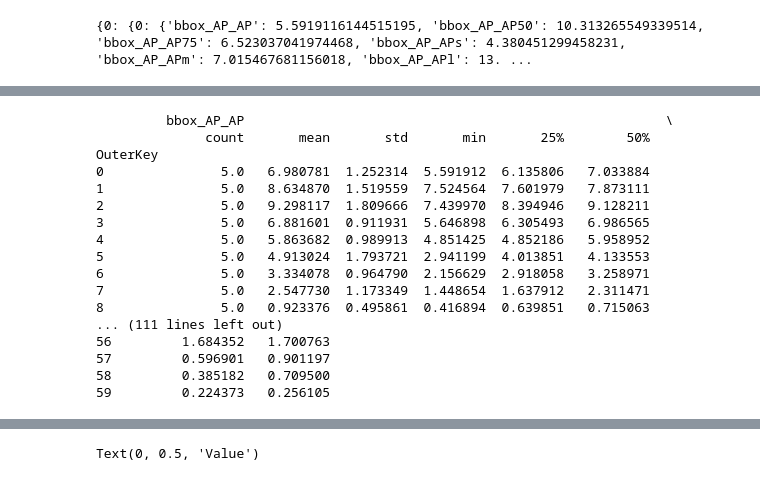
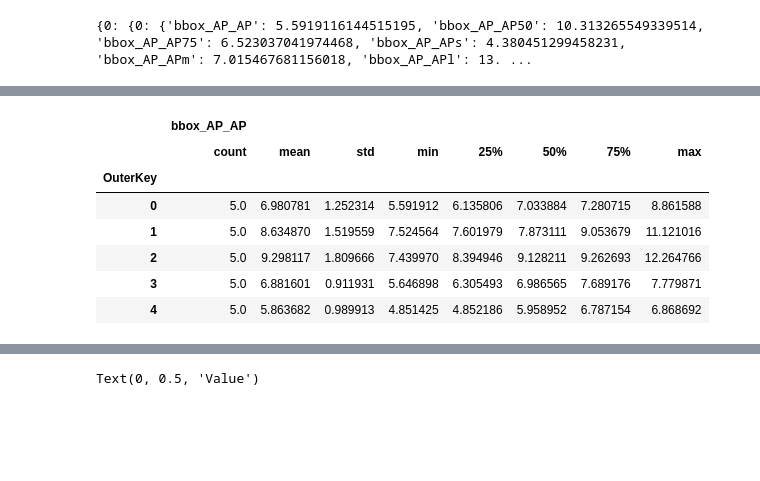
Before and after one commit to femartip/Detection-Microfibres-in-Sludge, a Jupyter notebook: Fine_tuned_Detectron2/Utils/cv_results.ipynb, the cells around one changed output, grey strips where cells are left out. Saved outputs shown, nothing was run; the diff lists cells and outputs as text; code cells hidden in the pictures; blank space fills up the shorter version.

```diff
--- a/Fine_tuned_Detectron2/Utils/cv_results.ipynb
+++ b/Fine_tuned_Detectron2/Utils/cv_results.ipynb
@@ -200,22 +169,13 @@ data_df_segm = data_df[['OuterKey', 'segm_AP_AP']]
 # %%
 grouped_data_bbox_df = data_df_bbox.groupby('OuterKey').describe()
 grouped_data_segm_df = data_df_segm.groupby('OuterKey').describe()
-print(grouped_data_bbox_df)
+grouped_data_bbox_df.head()
 # %% [output]
-         bbox_AP_AP                                                      \
-              count       mean       std       min       25%        50%
-OuterKey
-0               5.0   6.980781  1.252314  5.591912  6.135806   7.033884
-1               5.0   8.634870  1.519559  7.524564  7.601979   7.873111
-2               5.0   9.298117  1.809666  7.439970  8.394946   9.128211
-3               5.0   6.881601  0.911931  5.646898  6.305493   6.986565
-4               5.0   5.863682  0.989913  4.851425  4.852186   5.958952
-5               5.0   4.913024  1.793721  2.941199  4.013851   4.133553
-6               5.0   3.334078  0.964790  2.156629  2.918058   3.258971
-7               5.0   2.547730  1.173349  1.448654  1.637912   2.311471
-8               5.0   0.923376  0.495861  0.416894  0.639851   0.715063
-... (111 lines left out)
-56         1.684352   1.700763
-57         0.596901   0.901197
-58         0.385182   0.709500
-59         0.224373   0.256105
+|  | bbox_AP_AP |  |  |  |  |  |  |  |
+|  | count | mean | std | min | 25% | 50% | 75% | max |
+| OuterKey |  |  |  |  |  |  |  |  |
+| 0 | 5.0 | 6.980781 | 1.252314 | 5.591912 | 6.135806 | 7.033884 | 7.280715 | 8.861588 |
+| 1 | 5.0 | 8.634870 | 1.519559 | 7.524564 | 7.601979 | 7.873111 | 9.053679 | 11.121016 |
+| 2 | 5.0 | 9.298117 | 1.809666 | 7.439970 | 8.394946 | 9.128211 | 9.262693 | 12.264766 |
+| 3 | 5.0 | 6.881601 | 0.911931 | 5.646898 | 6.305493 | 6.986565 | 7.689176 | 7.779871 |
+| 4 | 5.0 | 5.863682 | 0.989913 | 4.851425 | 4.852186 | 5.958952 | 6.787154 | 6.868692 |
```
Also changed, not shown: parts of 12 cells of this notebook, 6 other files.
